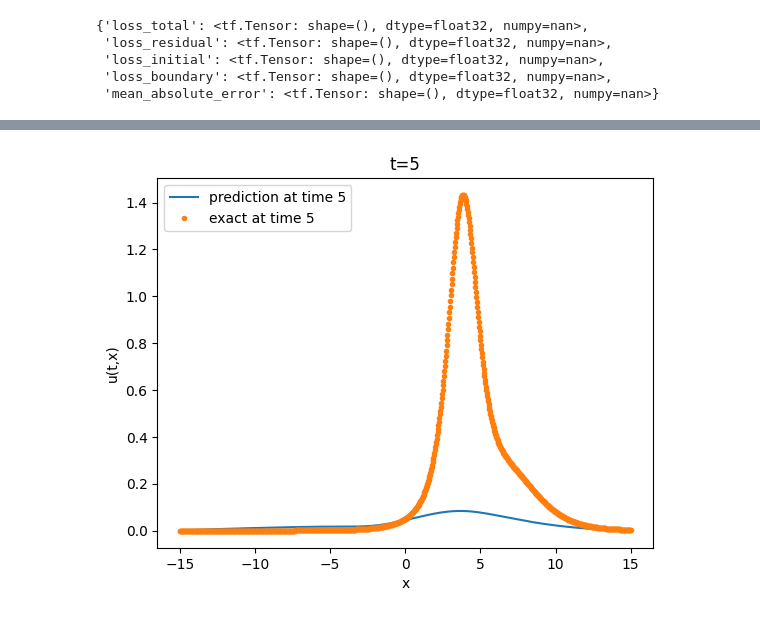
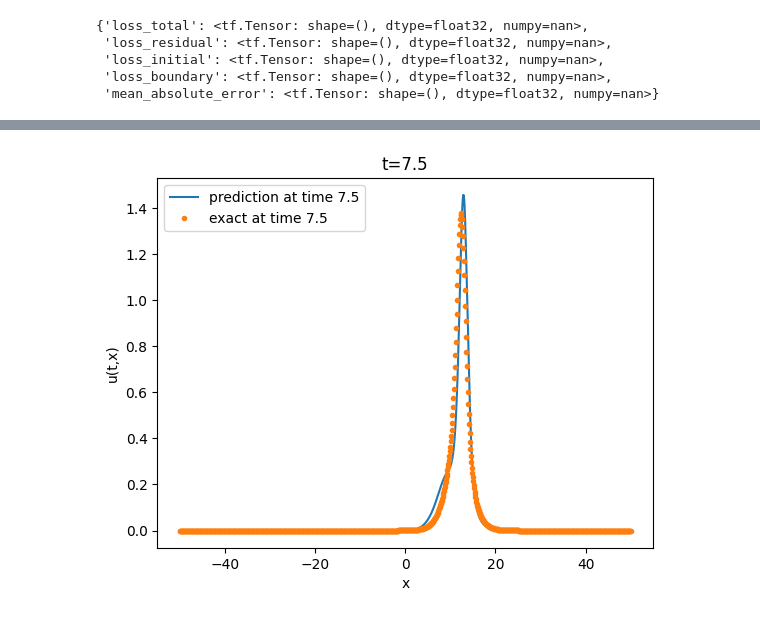
Before and after one commit to naiaseh/Trunk, a Jupyter notebook: PinnNew/KdV.ipynb, the cells around one changed output, grey strips where cells are left out. Saved outputs shown, nothing was run; the diff lists cells and outputs as text; code cells hidden in the pictures.

```diff
--- a/PinnNew/KdV.ipynb
+++ b/PinnNew/KdV.ipynb
@@ -168,7 +256,7 @@ anim.save(f, writer=writergif)
 # (tx_samples, y_res), (tx_init, u_init), (tx_bnd_start, u_bnd_start_exact), (tx_bnd_end, u_bnd_end_exact), (tx_boundary, y_boundary)= \
 #     simulate_kdv(n_samples = 10000, init_function= phi_function, bnd_fcn=boundary_function, xstart=x_start, length=length, time=time, compute_periodic = False, solver_function = None, nx = 1000, nt = 1000, shuffle_bnd = False, n_init=None, n_bndry=None,random_seed = 42, dtype=tf.float32)
 # %%
-(tx_eqn, y_eqn), (tx_init, y_init), (tx_boundary, y_boundary) = simulate_kdv(1000, phi_function, boundary_function, length, time, x_start,random_seed = 42, dtype=tf.float32)
+(tx_eqn, y_eqn), (tx_init, y_init), (tx_boundary, y_boundary) = simulate_kdv(30000, phi_function_solitonsAdded, boundary_function, length, time, x_start,random_seed = 42, dtype=tf.float32)
 # %%
 plt.plot(tx_boundary[:,1:],y_boundary,'.')
 # plt.plot( tx_init[:,1:],u_init,'.')
@@ -223,10 +274,10 @@ nan
 # %%
-backbone = create_dense_model([32, 64, 64, 64, 32], activation='tanh', initializer='glorot_normal', \
+backbone = create_dense_model([64, 128, 128,128, 64], activation='tanh', initializer='glorot_normal', \
     n_inputs=2, n_outputs=1)
 pinn = KdVPinn(backbone, k=6.)
 scheduler = tf.keras.optimizers.schedules.ExponentialDecay(1e-3, decay_steps=1000, decay_rate=0.95)
 optimizer = tf.keras.optimizers.Adam(learning_rate=scheduler, clipnorm=1.)
 pinn.compile(optimizer=optimizer)
 # %%
-history = pinn.fit_custom(inputs, outputs, epochs = 5000, print_every = 500)
+history = pinn.fit_custom(inputs, outputs, epochs = 10000, print_every = 500)
 # %% [output]
@@ -243,5 +304,5 @@ Epoch 4500, Loss Residual: 0.0000, Loss Initial: 0.0002, Loss Boundary: 0.0000,
 # %%
-history = pinn.fit(inputs, outputs, epochs= 20000, batch_size=tx_samples.shape[0], verbose=0)
+# history = pinn.fit(inputs, outputs, epochs= 20000, batch_size=tx_samples.shape[0], verbose=0)
 # history = pinn.fit_custom(inputs, outputs, epochs=20000, print_every = 1000)
 # %%
 pinn.get_metrics_result()
@@ -324,6 +356,6 @@ def plot_snapshots(timeList,num_test_samples = 1000):
         plt.ylabel('u(t,x)')
     return
 # %%
-plot_snapshots([5])
+plot_snapshots([7.5])
 # %% [output]
 (1000, 2)
@@ -332 +364 @@ plot_snapshots([5])
-[figure, old version]
+[figure, new version]
```
Also changed, not shown: parts of 22 cells of this notebook, 1 other file.
